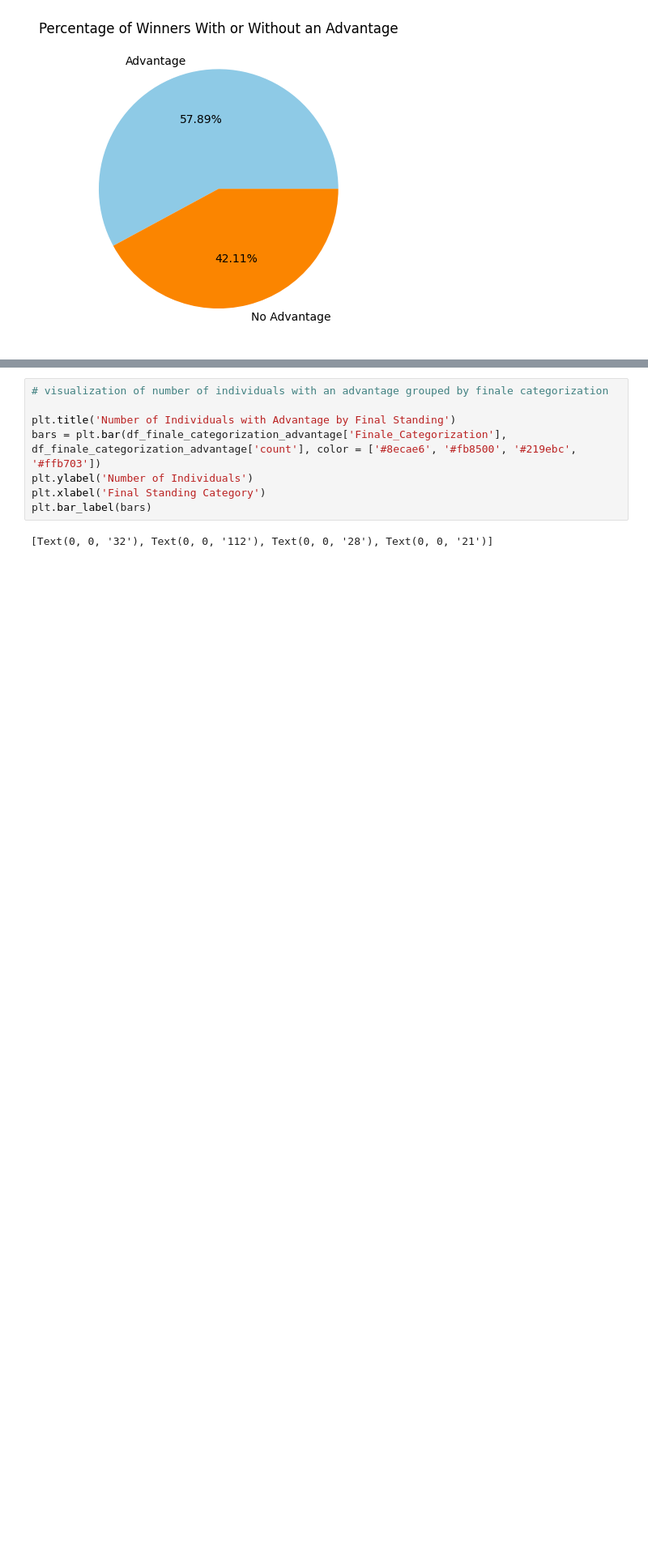
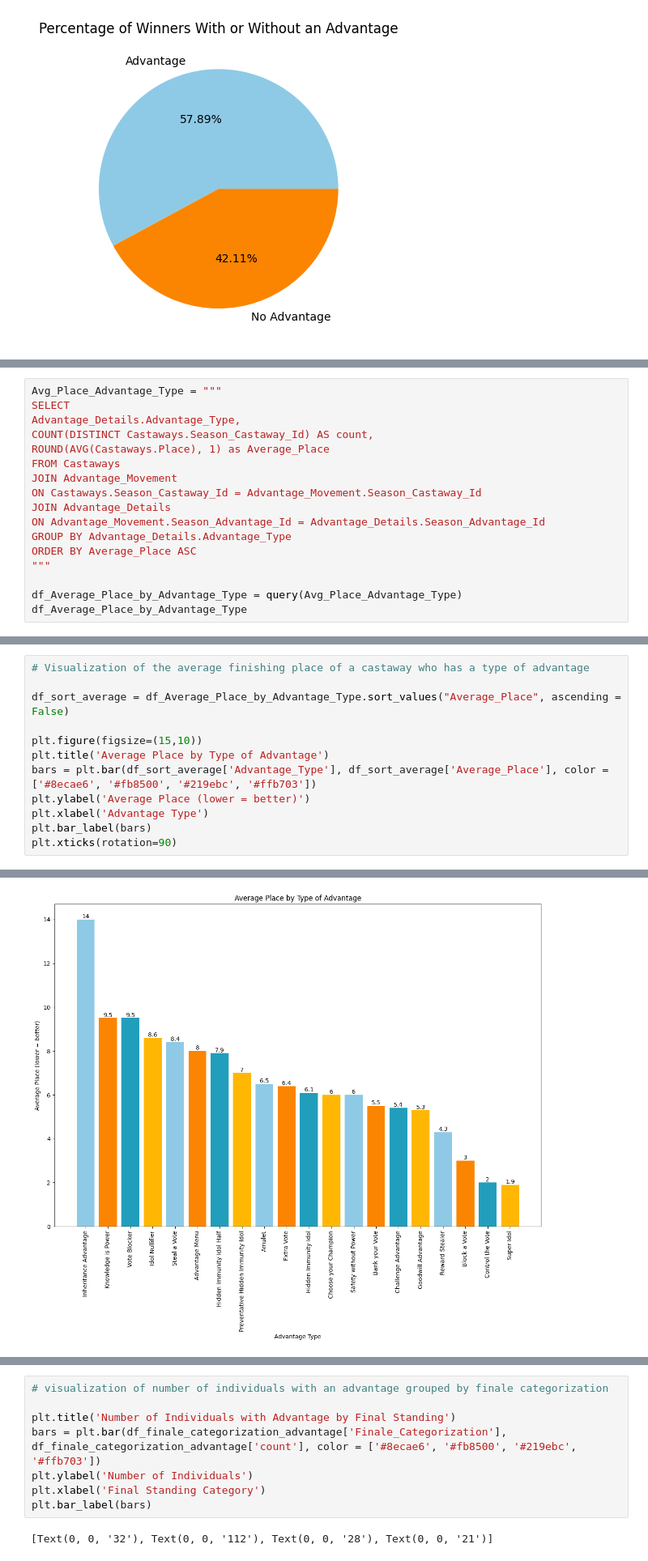
Before and after one commit to akerdolff/Survivor, a Jupyter notebook: Survivor_Analysis.ipynb, the cells around one changed output, grey strips where cells are left out. Shown at 81% size. Saved outputs shown, nothing was run; the diff lists cells and outputs as text; blank space fills up the shorter version.

Commit message:
markdown narrative and visualizations

```diff
--- a/Survivor_Analysis.ipynb
+++ b/Survivor_Analysis.ipynb
@@ -162,0 +181,17 @@ plt.pie(df_winner_percentage['count'], labels = df_winner_percentage['advantage_
+# %%
+Avg_Place_Advantage_Type = """
+SELECT
+Advantage_Details.Advantage_Type,
+COUNT(DISTINCT Castaways.Season_Castaway_Id) AS count,
+ROUND(AVG(Castaways.Place), 1) as Average_Place
+FROM Castaways
+JOIN Advantage_Movement
+ON Castaways.Season_Castaway_Id = Advantage_Movement.Season_Castaway_Id
+JOIN Advantage_Details
+ON Advantage_Movement.Season_Advantage_Id = Advantage_Details.Season_Advantage_Id
+GROUP BY Advantage_Details.Advantage_Type
+ORDER BY Average_Place ASC
+"""
+
+df_Average_Place_by_Advantage_Type = query(Avg_Place_Advantage_Type)
+df_Average_Place_by_Advantage_Type
@@ -162,0 +218,13 @@ plt.pie(df_winner_percentage['count'], labels = df_winner_percentage['advantage_
+# %%
+# Visualization of the average finishing place of a castaway who has a type of advantage
+
+df_sort_average = df_Average_Place_by_Advantage_Type.sort_values("Average_Place", ascending = False)
+
+plt.figure(figsize=(15,10))
+plt.title('Average Place by Type of Advantage')
+bars = plt.bar(df_sort_average['Advantage_Type'], df_sort_average['Average_Place'], color = ['#8ecae6', '#fb8500', '#219ebc', '#ffb703'])
+plt.ylabel('Average Place (lower = better)')
+plt.xlabel('Advantage Type')
+plt.bar_label(bars)
+plt.xticks(rotation=90)
+# %% [output]
@@ -162,0 +248 @@ plt.pie(df_winner_percentage['count'], labels = df_winner_percentage['advantage_
+[figure, added]
```
Also changed, not shown: parts of 27 cells of this notebook, 2 other files.
